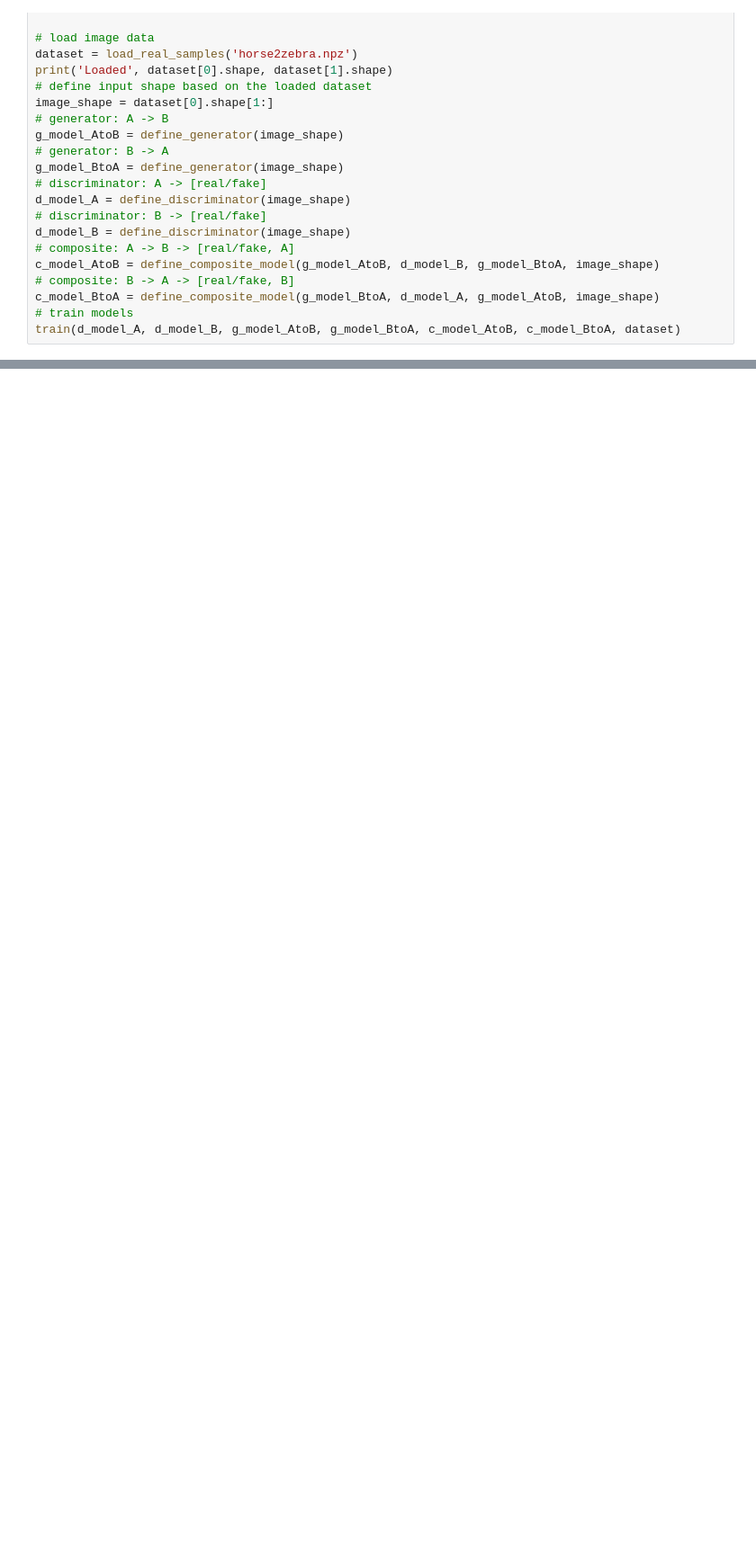
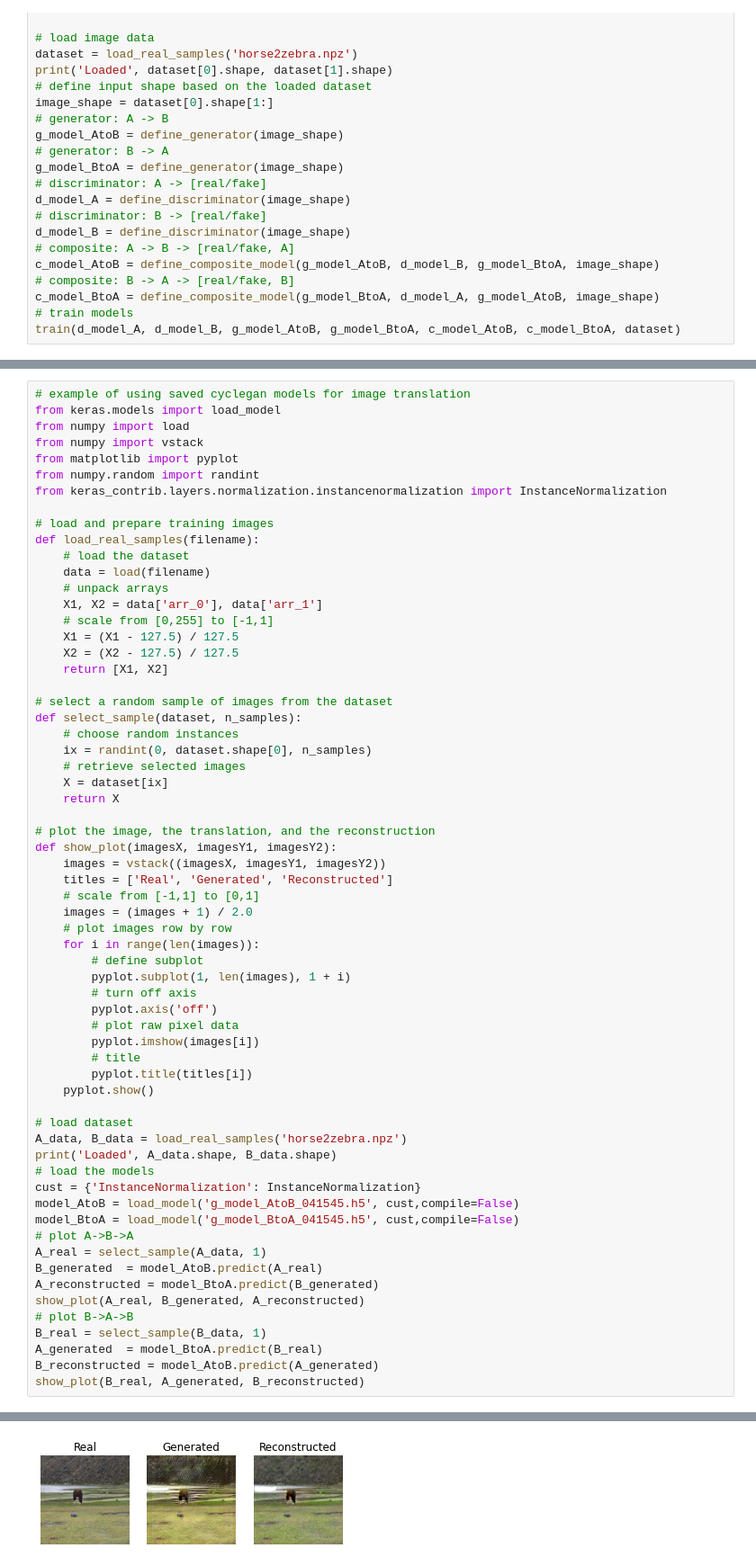
Before and after one commit to methmal1997/cycleGAN, a Jupyter notebook: download.ipynb, the cells around one changed output, grey strips where cells are left out. Shown at 90% size. Drawn from its saved outputs; the diff is of its cells as text; blank space fills up the shorter version.

```diff
--- a/download.ipynb
+++ b/download.ipynb
@@ -598,0 +666,64 @@ train(d_model_A, d_model_B, g_model_AtoB, g_model_BtoA, c_model_AtoB, c_model_Bt
+# %%
+# example of using saved cyclegan models for image translation
+from keras.models import load_model
+from numpy import load
+from numpy import vstack
+from matplotlib import pyplot
+from numpy.random import randint
+from keras_contrib.layers.normalization.instancenormalization import InstanceNormalization
+
+# load and prepare training images
+def load_real_samples(filename):
+	# load the dataset
+	data = load(filename)
+	# unpack arrays
+	X1, X2 = data['arr_0'], data['arr_1']
+	# scale from [0,255] to [-1,1]
+	X1 = (X1 - 127.5) / 127.5
+	X2 = (X2 - 127.5) / 127.5
+	return [X1, X2]
+
+# select a random sample of images from the dataset
+def select_sample(dataset, n_samples):
+	# choose random instances
+	ix = randint(0, dataset.shape[0], n_samples)
+	# retrieve selected images
+	X = dataset[ix]
+	return X
+
+# plot the image, the translation, and the reconstruction
+def show_plot(imagesX, imagesY1, imagesY2):
+	images = vstack((imagesX, imagesY1, imagesY2))
+	titles = ['Real', 'Generated', 'Reconstructed']
+	# scale from [-1,1] to [0,1]
+	images = (images + 1) / 2.0
+	# plot images row by row
+	for i in range(len(images)):
+		# define subplot
+		pyplot.subplot(1, len(images), 1 + i)
+		# turn off axis
+		pyplot.axis('off')
+		# plot raw pixel data
+		pyplot.imshow(images[i])
+		# title
+		pyplot.title(titles[i])
+	pyplot.show()
+
+# load dataset
+A_data, B_data = load_real_samples('horse2zebra.npz')
+print('Loaded', A_data.shape, B_data.shape)
+# load the models
+cust = {'InstanceNormalization': InstanceNormalization}
+model_AtoB = load_model('g_model_AtoB_041545.h5', cust,compile=False)
+model_BtoA = load_model('g_model_BtoA_041545.h5', cust,compile=False)
+# plot A->B->A
+A_real = select_sample(A_data, 1)
+B_generated  = model_AtoB.predict(A_real)
+A_reconstructed = model_BtoA.predict(B_generated)
+show_plot(A_real, B_generated, A_reconstructed)
+# plot B->A->B
+B_real = select_sample(B_data, 1)
+A_generated  = model_BtoA.predict(B_real)
+B_reconstructed = model_AtoB.predict(A_generated)
+show_plot(B_real, A_generated, B_reconstructed)
+# %% [output]
@@ -598,0 +731 @@ train(d_model_A, d_model_B, g_model_AtoB, g_model_BtoA, c_model_AtoB, c_model_Bt
+[figure, added]
```
Also changed, not shown: parts of 12 cells of this notebook.
